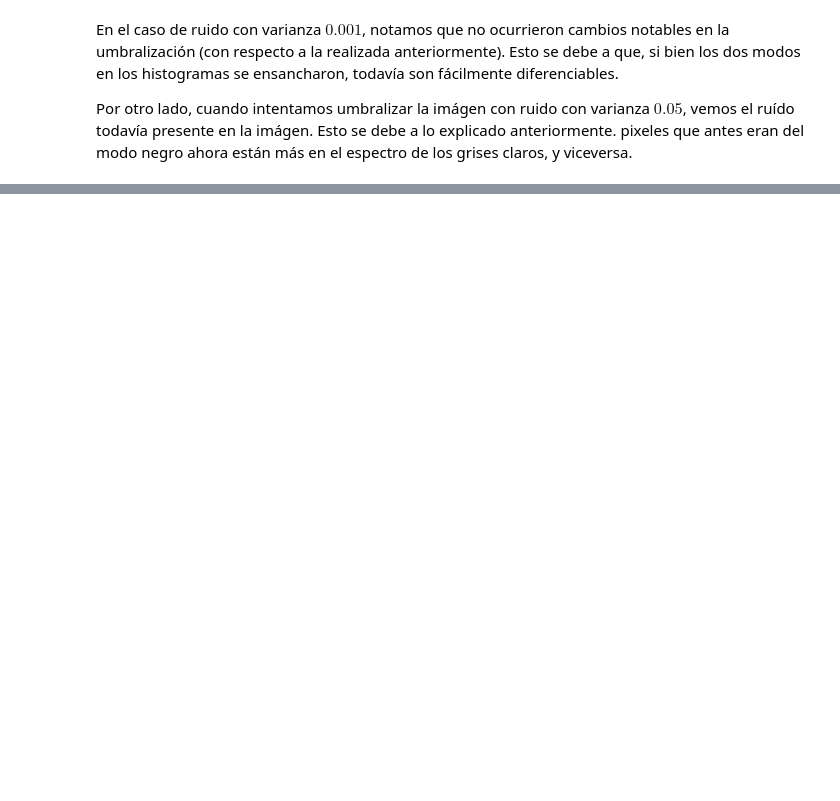
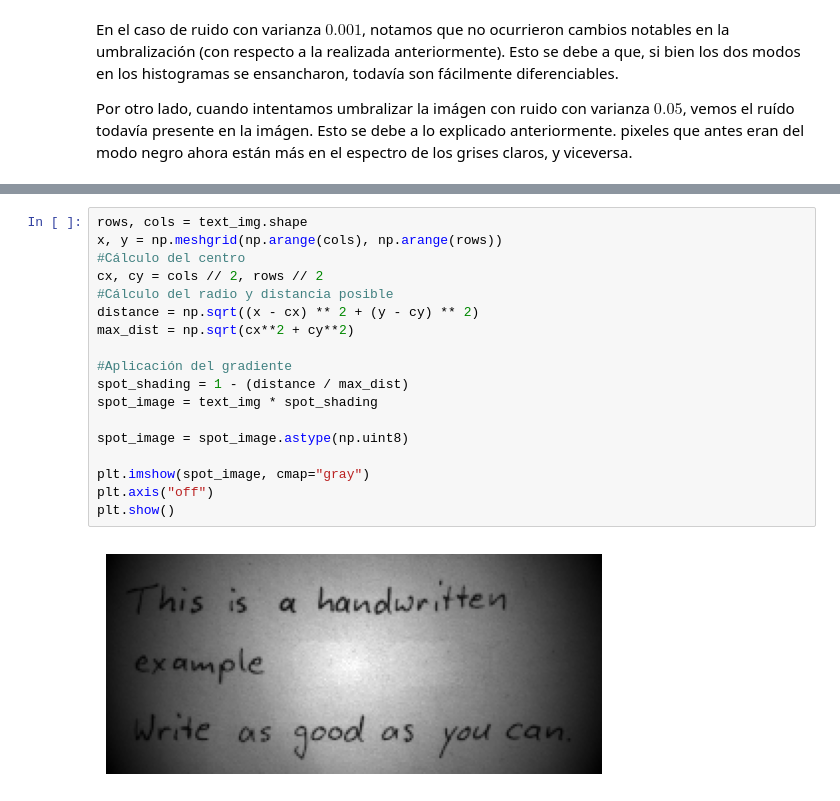
Before and after one commit to MISIS4825-IMAGENES-Y-VISION/Taller3, a Jupyter notebook: Taller3.ipynb, the cells around one changed output, grey strips where cells are left out. Saved outputs shown, nothing was run; the diff lists cells and outputs as text; blank space fills up the shorter version.

```diff
--- a/Taller3.ipynb
+++ b/Taller3.ipynb
@@ -106,0 +117,20 @@ plt.show()
+# %%
+rows, cols = text_img.shape
+x, y = np.meshgrid(np.arange(cols), np.arange(rows))
+#Cálculo del centro
+cx, cy = cols // 2, rows // 2
+#Cálculo del radio y distancia posible
+distance = np.sqrt((x - cx) ** 2 + (y - cy) ** 2)
+max_dist = np.sqrt(cx**2 + cy**2)
+
+#Aplicación del gradiente
+spot_shading = 1 - (distance / max_dist)
+spot_image = text_img * spot_shading
+
+spot_image = spot_image.astype(np.uint8)
+
+plt.imshow(spot_image, cmap="gray")
+plt.axis("off")
+plt.show()
+# %% [output]
+[figure, added]
```
Also changed, not shown: parts of 29 cells of this notebook, 2 other files.
